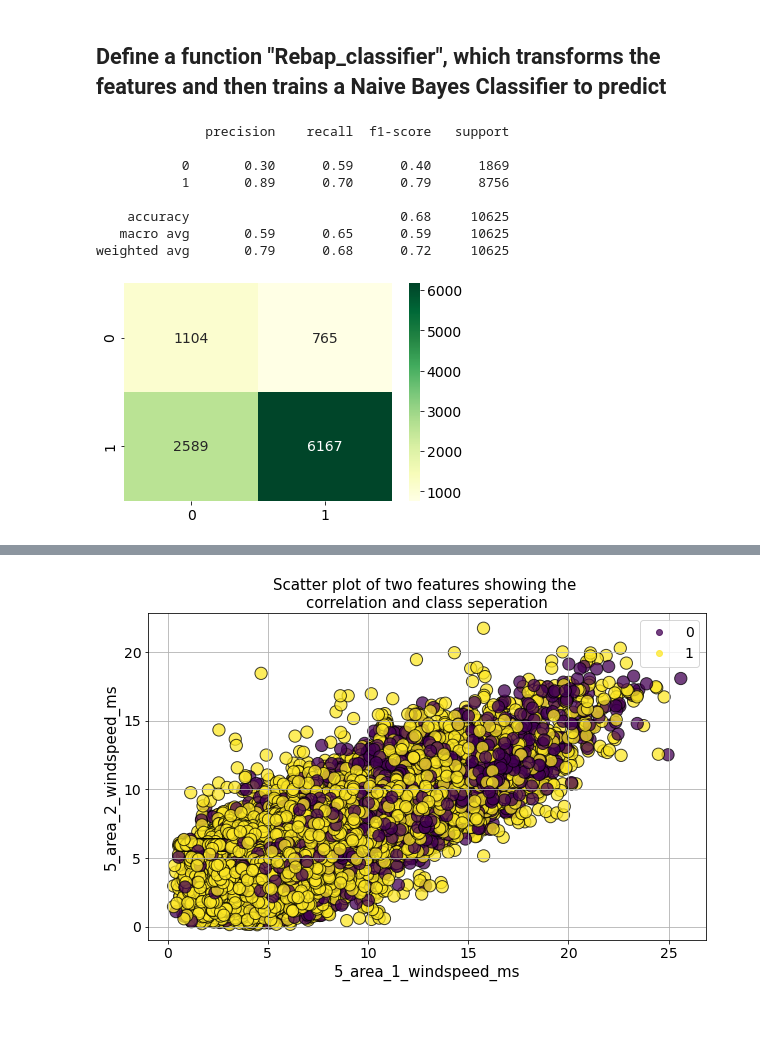
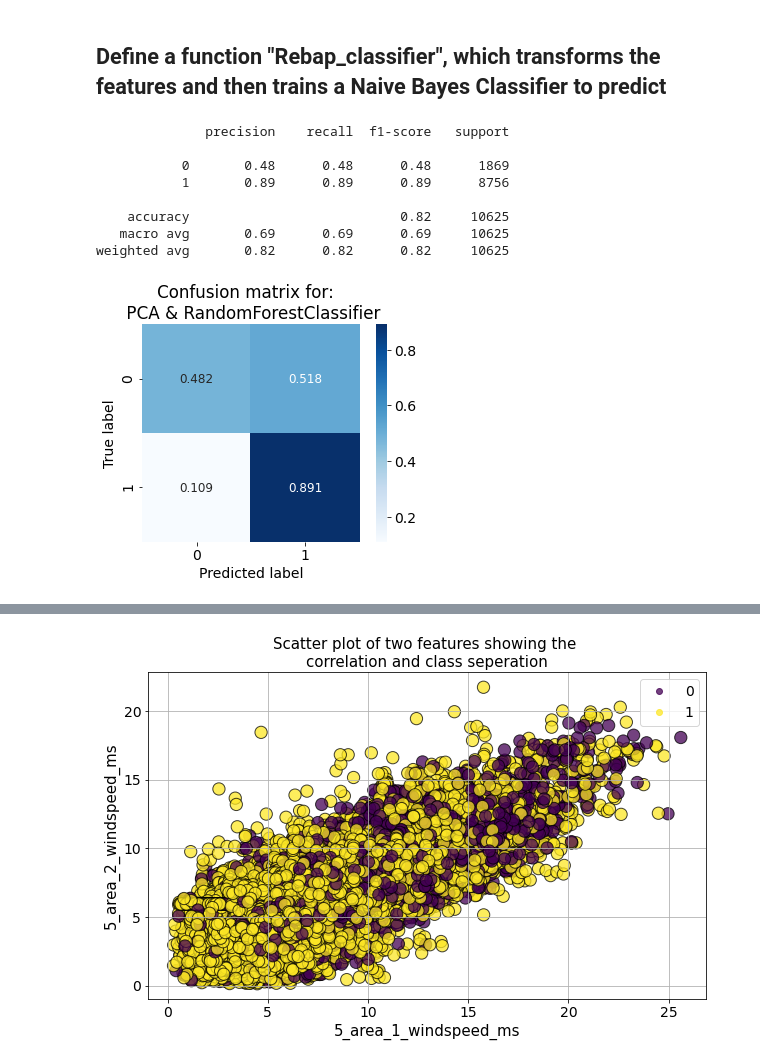
Before and after one commit to Antadurunnu/Energy-imbalance-price-prediction, a Jupyter notebook: Capstone_PCA_EDA_short.ipynb, the cells around one changed output, grey strips where cells are left out. Cells and saved outputs as stored; diff of their text form; code cells hidden in the pictures; blank space fills up the shorter version.

Commit message:
Upload of improved and compact PCA & Ensemble Methods Notebooksand es_foecast_data_processing

```diff
--- a/Capstone_PCA_EDA_short.ipynb
+++ b/Capstone_PCA_EDA_short.ipynb
@@ -242,9 +256,9 @@ def Rebap_classifier(df, X, y, hours_shift=0, dim_num=14):
     from sklearn.preprocessing import StandardScaler
     from sklearn.decomposition import PCA
 
-    # Shift the features (X) in a way that it is only with a time delay that these Data
-    # are available to predict the target "rebap_price_class", eliminate the first N y
-    # target rows that it fits with the N dropped NaN rows of the X features:
+    # Shift features (X) so that that there is a time delay in the Data
+    # for predicting the target "rebap_price_class", eliminate the first N y
+    # target rows so that it fits with the N dropped NaN rows of the X features:
     X = X.shift(int(hours_shift*4))
     y = y[int(hours_shift*4):]
     X = X.dropna()
@@ -255,13 +269,14 @@ def Rebap_classifier(df, X, y, hours_shift=0, dim_num=14):
     oversample = SMOTE()
     X_train, y_train = oversample.fit_resample(X_train, y_train)
 
-    # PCA
+    # PCA operation:
     scaler = StandardScaler()
     X_train_scaled = scaler.fit_transform(X_train)
     df_scaled = pd.DataFrame(data=X_train_scaled,columns=df.columns[:-1])
     pca = PCA(n_components=None)
     df_scaled_pca = pca.fit(df_scaled)
     from sklearn.naive_bayes import GaussianNB
+    from sklearn.ensemble import RandomForestClassifier
 
     variables = list(range(dim_num))
     #TODO: instantiate the model and train it on X_train_scaled_trans with the variables defined before, y_train (data any transformations)
@@ -269,7 +284,7 @@ def Rebap_classifier(df, X, y, hours_shift=0, dim_num=14):
     X_train_scaled_trans = pca.transform(df_scaled)
     X_train_scaled_trans = pd.DataFrame(data=X_train_scaled_trans)
 
-    clf2 = GaussianNB()
+    clf2 = RandomForestClassifier(random_state=42)
     clf2.fit(X_train_scaled_trans[variables], y_train)
 
     #TODO: use implemented standard scaler to scale data
@@ -288,18 +303,27 @@ def Rebap_classifier(df, X, y, hours_shift=0, dim_num=14):
 
     from sklearn.metrics import confusion_matrix, classification_report
 
-    sns.heatmap(confusion_matrix(y_test, y_pred), fmt= ".0f", annot=True, cmap='YlGn');
+    # sns.heatmap(confusion_matrix(y_test, y_pred), fmt= ".0f", annot=True, cmap='YlGn');
+    # view with a heatmap
+    cm = confusion_matrix(y_test, y_pred)
+    cm = cm.astype('float') / cm.sum(axis=1)[:, np.newaxis] # normalize the data
 
+    plt.figure()
+    sns.heatmap(cm, annot=True, annot_kws={"size":12},
+            cmap='Blues', square=True, fmt='.3f')
+    plt.ylabel('True label')
+    plt.xlabel('Predicted label')
+    plt.title('Confusion matrix for:  \n PCA & {}'.format(clf2.__class__.__name__));
     return print(classification_report(y_test,y_pred))
 # %%
-Rebap_classifier(df_pca, X, y, dim_num=12, hours_shift= 0)
+Rebap_classifier(df_pca, X, y, dim_num=40, hours_shift= 0)
 # %% [output]
               precision    recall  f1-score   support
 
-           0       0.30      0.59      0.40      1869
-           1       0.89      0.70      0.79      8756
+           0       0.48      0.48      0.48      1869
+           1       0.89      0.89      0.89      8756
 
-    accuracy                           0.68     10625
-   macro avg       0.59      0.65      0.59     10625
-weighted avg       0.79      0.68      0.72     10625
+    accuracy                           0.82     10625
+   macro avg       0.69      0.69      0.69     10625
+weighted avg       0.82      0.82      0.82     10625
-[figure, old version]
+[figure, new version]
```
Also changed, not shown: parts of 12 cells of this notebook, 2 other files.
